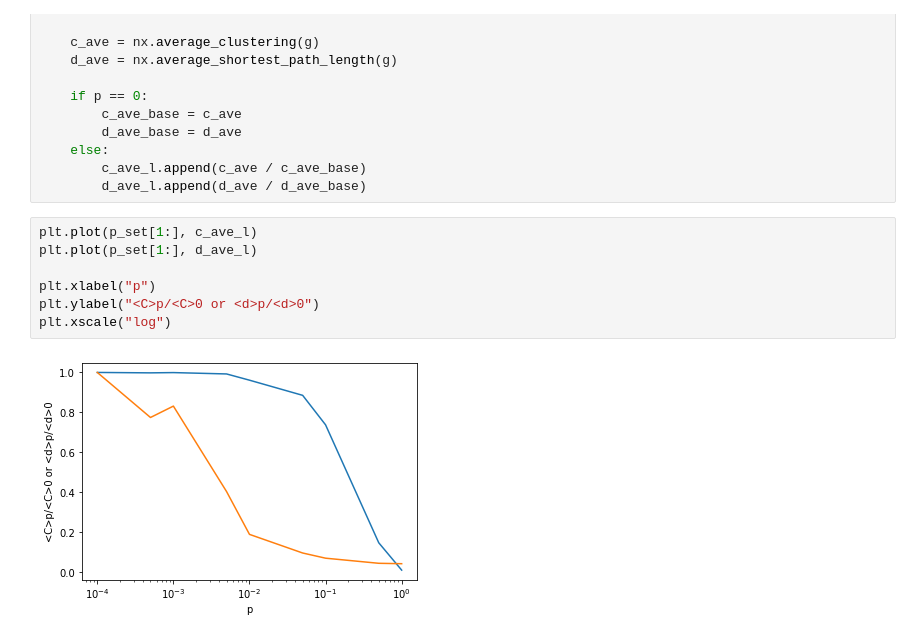
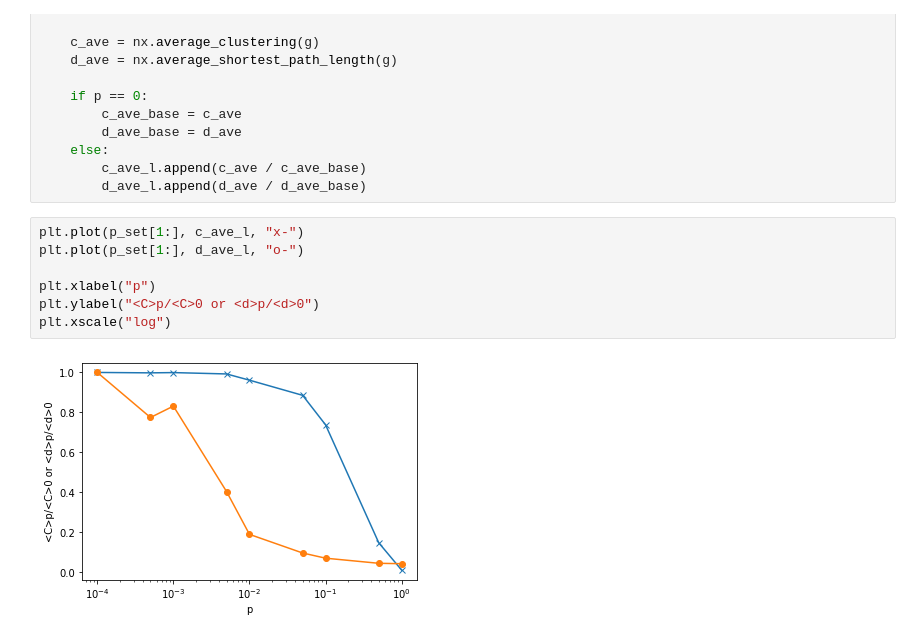
Before and after one commit to monofo/network-analysis-in-biology_python, a Jupyter notebook: network_models/lattice_Watts-Strogatz_model.ipynb, the cells around one changed output. Drawn from its saved outputs; the diff is of its cells as text.

```diff
--- a/network_models/lattice_Watts-Strogatz_model.ipynb
+++ b/network_models/lattice_Watts-Strogatz_model.ipynb
@@ -67,11 +67,11 @@ for p in p_set:
         c_ave_l.append(c_ave / c_ave_base)
         d_ave_l.append(d_ave / d_ave_base)
 # %%
-plt.plot(p_set[1:], c_ave_l)
-plt.plot(p_set[1:], d_ave_l)
+plt.plot(p_set[1:], c_ave_l, "x-")
+plt.plot(p_set[1:], d_ave_l, "o-")
 
 plt.xlabel("p")
 plt.ylabel("<C>p/<C>0 or <d>p/<d>0")
 plt.xscale("log")
 # %% [output]
-[figure, old version]
+[figure, new version]
```
